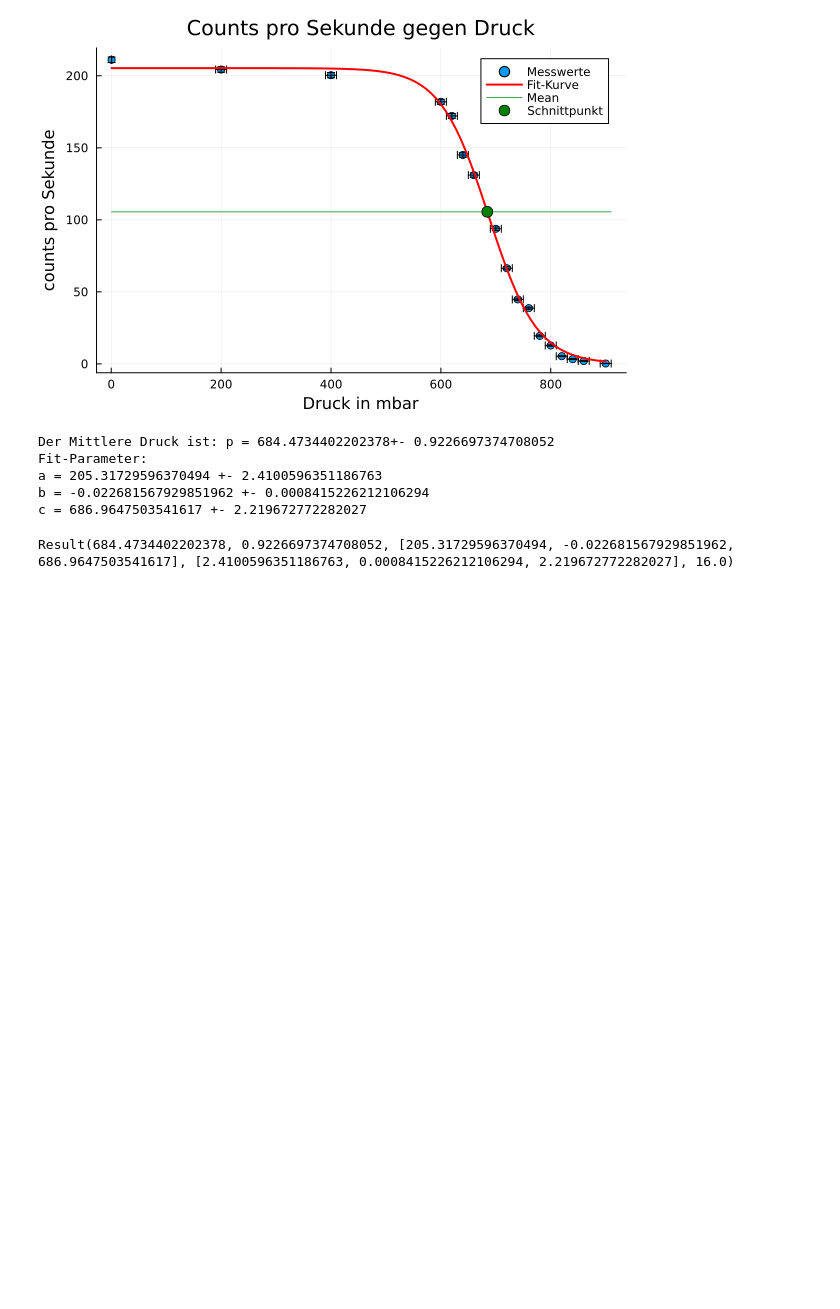
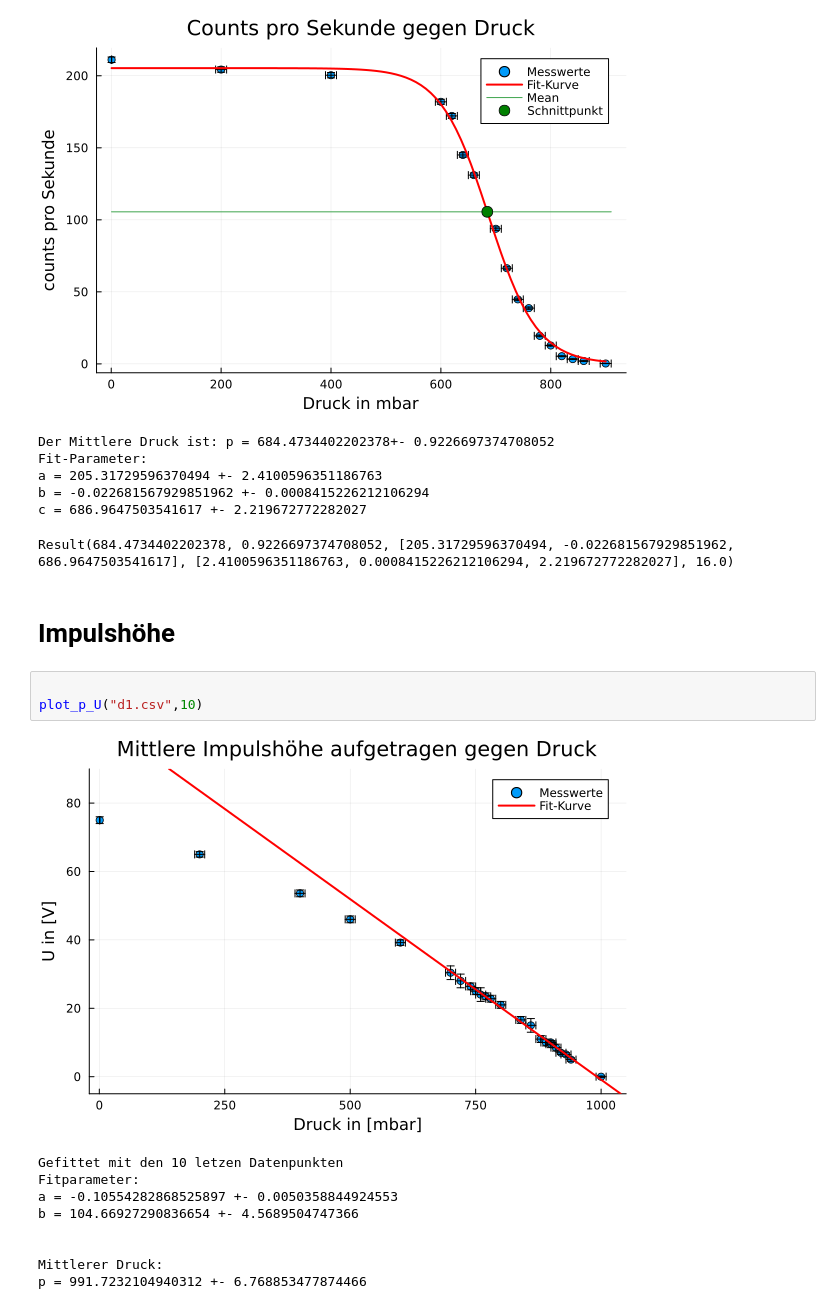
Before and after one commit to Baryonics/pb_ktp_3_3, a Jupyter notebook: code/reichweiten.ipynb, the cells around one changed output. Saved outputs shown, nothing was run; the diff lists cells and outputs as text; blank space fills up the shorter version.

Commit message:
Reichweite nach Impulshöhe. Plots funktionieren, jetzt noch 1/p plotten und reichweite berechnen

```diff
--- a/code/reichweiten.ipynb
+++ b/code/reichweiten.ipynb
@@ -114,4 +115,19 @@ a = 205.31729596370494 +- 2.4100596351186763
 b = -0.022681567929851962 +- 0.0008415226212106294
 c = 686.9647503541617 +- 2.219672772282027
 Result(684.4734402202378, 0.9226697374708052, [205.31729596370494, -0.022681567929851962, 686.9647503541617], [2.4100596351186763, 0.0008415226212106294, 2.219672772282027], 16.0)
+# %% [markdown]
+# Impulshöhe
+# %%
+
+plot_p_U("d1.csv",10)
+# %% [output]
+[figure, added]
+Gefittet mit den 10 letzen Datenpunkten
+Fitparameter:
+a = -0.10554282868525897 +- 0.0050358844924553
+b = 104.66927290836654 +- 4.5689504747366
+
+
+Mittlerer Druck:
+p = 991.7232104940312 +- 6.768853477874466
 # %%
```
Also changed, not shown: parts of 6 cells of this notebook, 11 other files.
